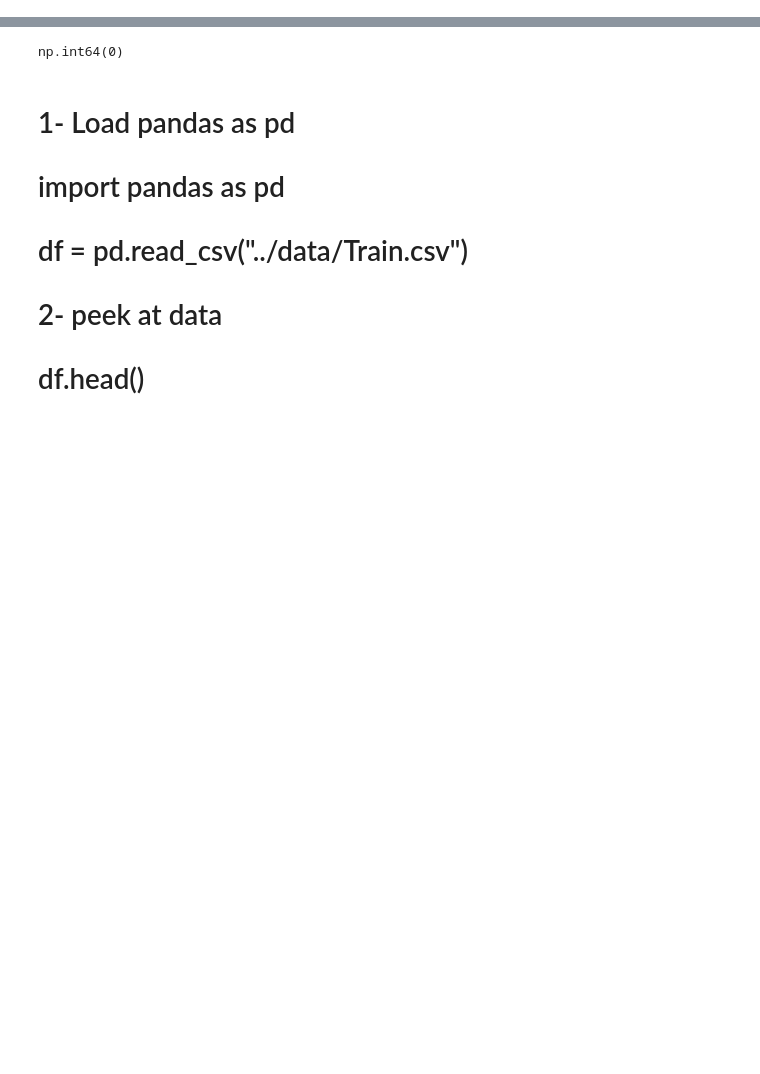
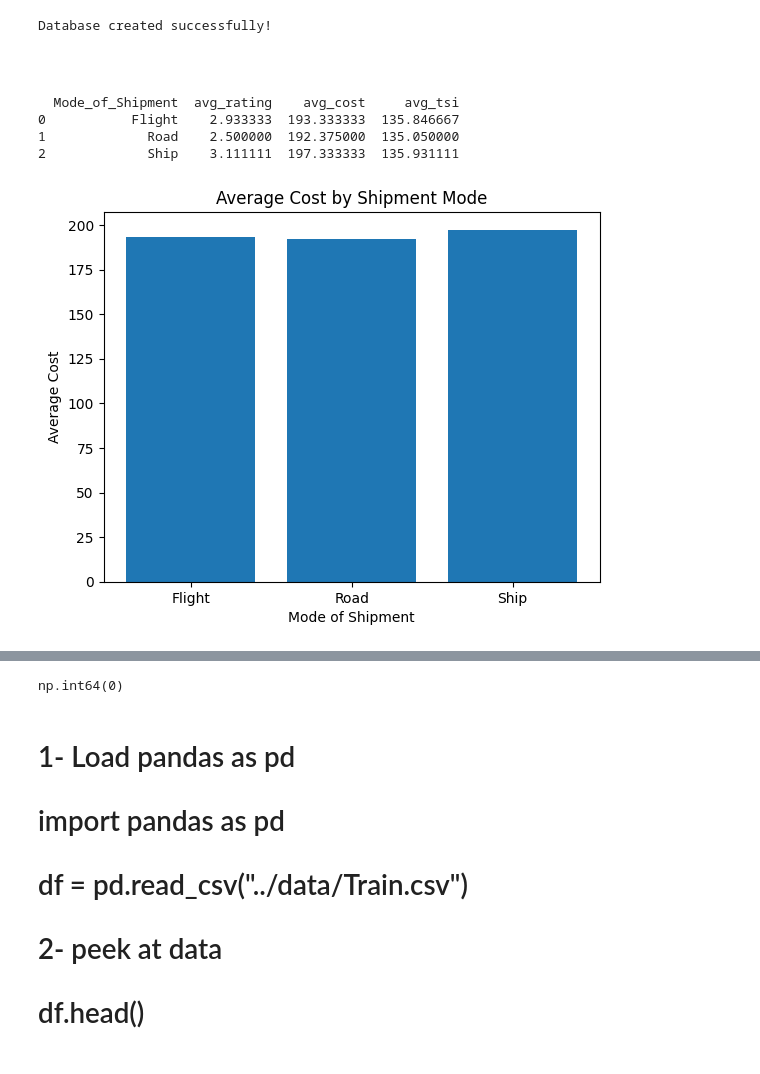
Before and after one commit to JWBlevins/capstone-courier-analysis, a Jupyter notebook: notebooks/eda.ipynb, the cells around one changed output, grey strips where cells are left out. Saved outputs shown, nothing was run; the diff lists cells and outputs as text; code cells hidden in the pictures; blank space fills up the shorter version.

```diff
--- a/notebooks/eda.ipynb
+++ b/notebooks/eda.ipynb
@@ -20,0 +50,47 @@ df.head()
+# %%
+import sqlite3
+
+# Create SQLite database file
+conn = sqlite3.connect('../data/courier.db')
+# %%
+# Write both datasets to database tables
+df.to_sql('courier_data', conn, if_exists='replace', index=False)
+tsi_df.to_sql('freight_tsi', conn, if_exists='replace', index=False)
+
+print("Database created successfully!")
+# %% [output]
+Database created successfully!
+# %% [markdown]
+#
+# %%
+# Test a SQL query
+query = """
+SELECT
+    c.Mode_of_Shipment,
+    AVG(c.Customer_rating) AS avg_rating,
+    AVG(c.Cost_of_the_Product) AS avg_cost,
+    AVG(f.TSIFRGHT) AS avg_tsi
+FROM courier_data AS c
+JOIN freight_tsi AS f
+    ON c.Date = f.observation_date
+GROUP BY c.Mode_of_Shipment;
+"""
+
+result = pd.read_sql_query(query, conn)
+print(result)
+# %% [output]
+  Mode_of_Shipment  avg_rating    avg_cost     avg_tsi
+0           Flight    2.933333  193.333333  135.846667
+1             Road    2.500000  192.375000  135.050000
+2             Ship    3.111111  197.333333  135.931111
+# %%
+# Visualize the results
+import matplotlib.pyplot as plt
+
+plt.bar(result['Mode_of_Shipment'], result['avg_cost'])
+plt.title('Average Cost by Shipment Mode')
+plt.xlabel('Mode of Shipment')
+plt.ylabel('Average Cost')
+plt.show()
+# %% [output]
+[figure, added]
```
Also changed, not shown: parts of 10 cells of this notebook, 6 other files.
